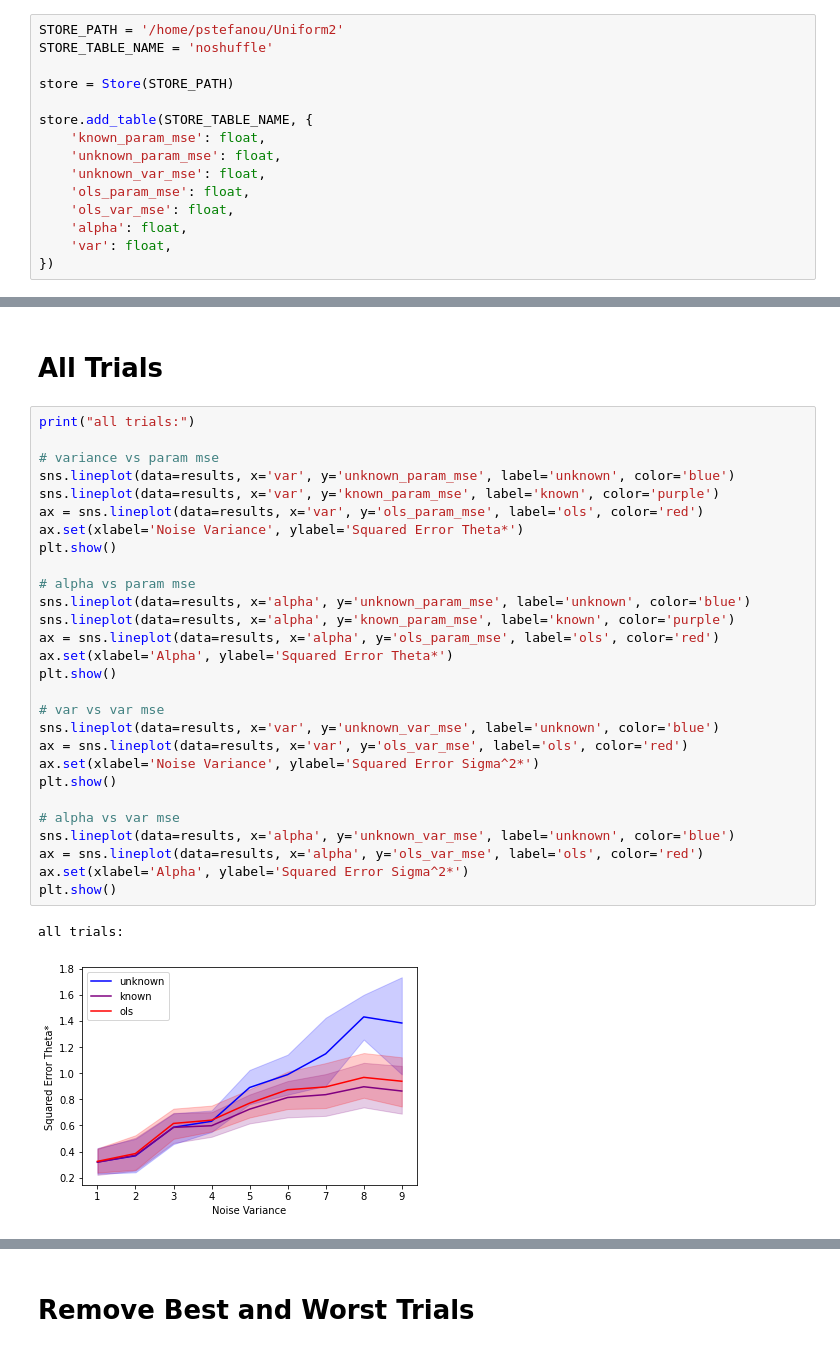
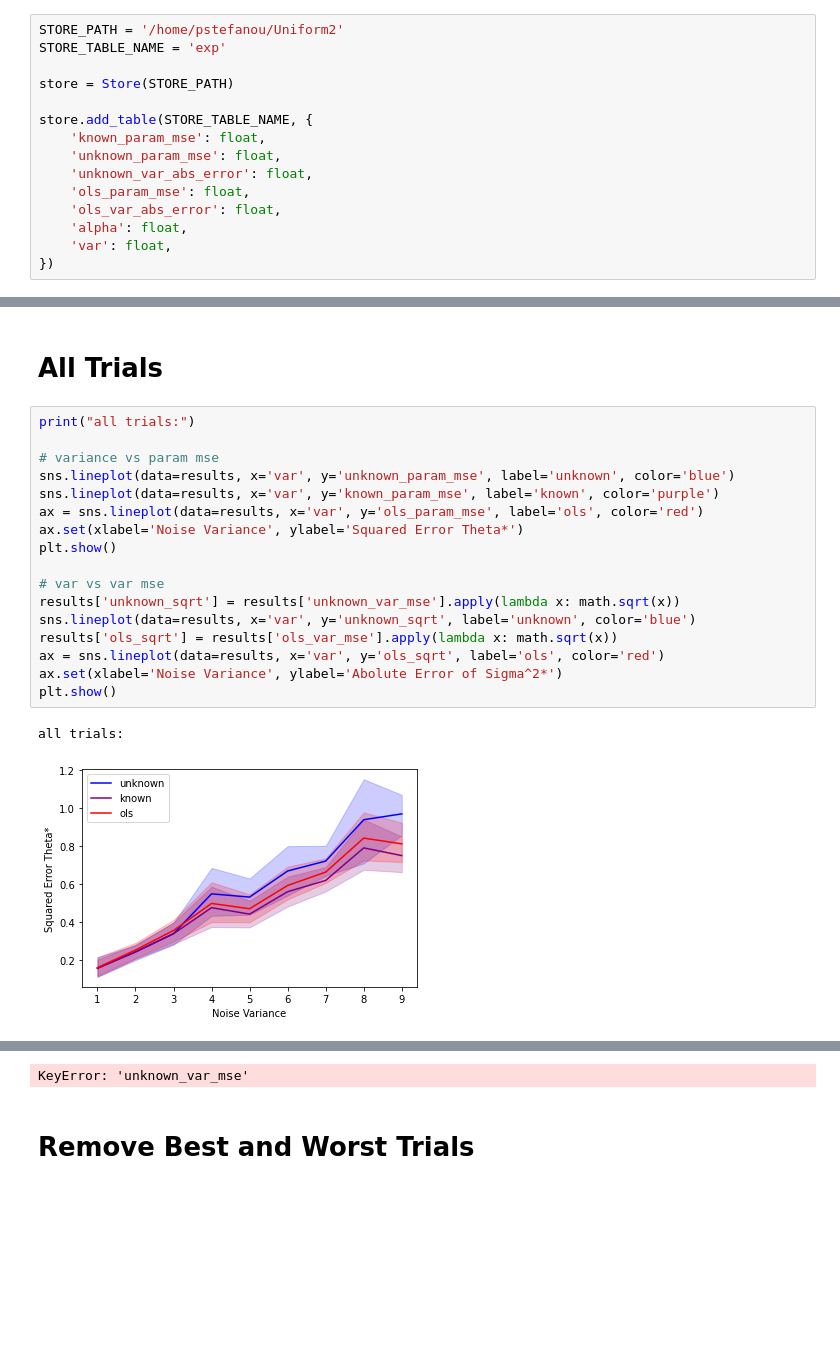
Before and after one commit to pstefanou12/delphi.ai, a Jupyter notebook: notebooks/Uniform2.ipynb, the cells around one changed output, grey strips where cells are left out. Saved outputs shown, nothing was run; the diff lists cells and outputs as text; blank space fills up the shorter version.

```diff
--- a/notebooks/Uniform2.ipynb
+++ b/notebooks/Uniform2.ipynb
@@ -28,16 +28,16 @@ import datetime
 noise_lambda = lambda metric: list(itertools.chain(*[[results[results['var'] == v][metric].idxmax(), results[results['var'] == v][metric].idxmin()] for v in range(1, 10)]))
 # %%
 STORE_PATH = '/home/pstefanou/Uniform2'
-STORE_TABLE_NAME = 'noshuffle'
+STORE_TABLE_NAME = 'exp'
 
 store = Store(STORE_PATH)
 
 store.add_table(STORE_TABLE_NAME, {
     'known_param_mse': float,
     'unknown_param_mse': float,
-    'unknown_var_mse': float,
+    'unknown_var_abs_error': float,
     'ols_param_mse': float,
-    'ols_var_mse': float,
+    'ols_var_abs_error': float,
     'alpha': float,
     'var': float,
 })
@@ -156,31 +159,20 @@ Warning: exp_id 8cce809a-c221-4bc8-a494-51295bc705a4 has no table 'noshuffle'. S
 # %%
 print("all trials:")
 
 # variance vs param mse
 sns.lineplot(data=results, x='var', y='unknown_param_mse', label='unknown', color='blue')
 sns.lineplot(data=results, x='var', y='known_param_mse', label='known', color='purple')
 ax = sns.lineplot(data=results, x='var', y='ols_param_mse', label='ols', color='red')
 ax.set(xlabel='Noise Variance', ylabel='Squared Error Theta*')
 plt.show()
 
-# alpha vs param mse
-sns.lineplot(data=results, x='alpha', y='unknown_param_mse', label='unknown', color='blue')
-sns.lineplot(data=results, x='alpha', y='known_param_mse', label='known', color='purple')
-ax = sns.lineplot(data=results, x='alpha', y='ols_param_mse', label='ols', color='red')
-ax.set(xlabel='Alpha', ylabel='Squared Error Theta*')
+# var vs var mse
+results['unknown_sqrt'] = results['unknown_var_mse'].apply(lambda x: math.sqrt(x))
+sns.lineplot(data=results, x='var', y='unknown_sqrt', label='unknown', color='blue')
+results['ols_sqrt'] = results['ols_var_mse'].apply(lambda x: math.sqrt(x))
+ax = sns.lineplot(data=results, x='var', y='ols_sqrt', label='ols', color='red')
+ax.set(xlabel='Noise Variance', ylabel='Abolute Error of Sigma^2*')
 plt.show()
-
-# var vs var mse
-sns.lineplot(data=results, x='var', y='unknown_var_mse', label='unknown', color='blue')
-ax = sns.lineplot(data=results, x='var', y='ols_var_mse', label='ols', color='red')
-ax.set(xlabel='Noise Variance', ylabel='Squared Error Sigma^2*')
-plt.show()
-
-# alpha vs var mse
-sns.lineplot(data=results, x='alpha', y='unknown_var_mse', label='unknown', color='blue')
-ax = sns.lineplot(data=results, x='alpha', y='ols_var_mse', label='ols', color='red')
-ax.set(xlabel='Alpha', ylabel='Squared Error Sigma^2*')
-plt.show()
 # %% [output]
 all trials:
-[figure, old version]
+[figure, new version]
@@ -190,3 +179,4 @@ all trials:
+KeyError: 'unknown_var_mse'
 # %% [markdown]
 # Remove Best and Worst Trials
 # %%
```
Also changed, not shown: parts of 7 cells of this notebook, 3 other files.
